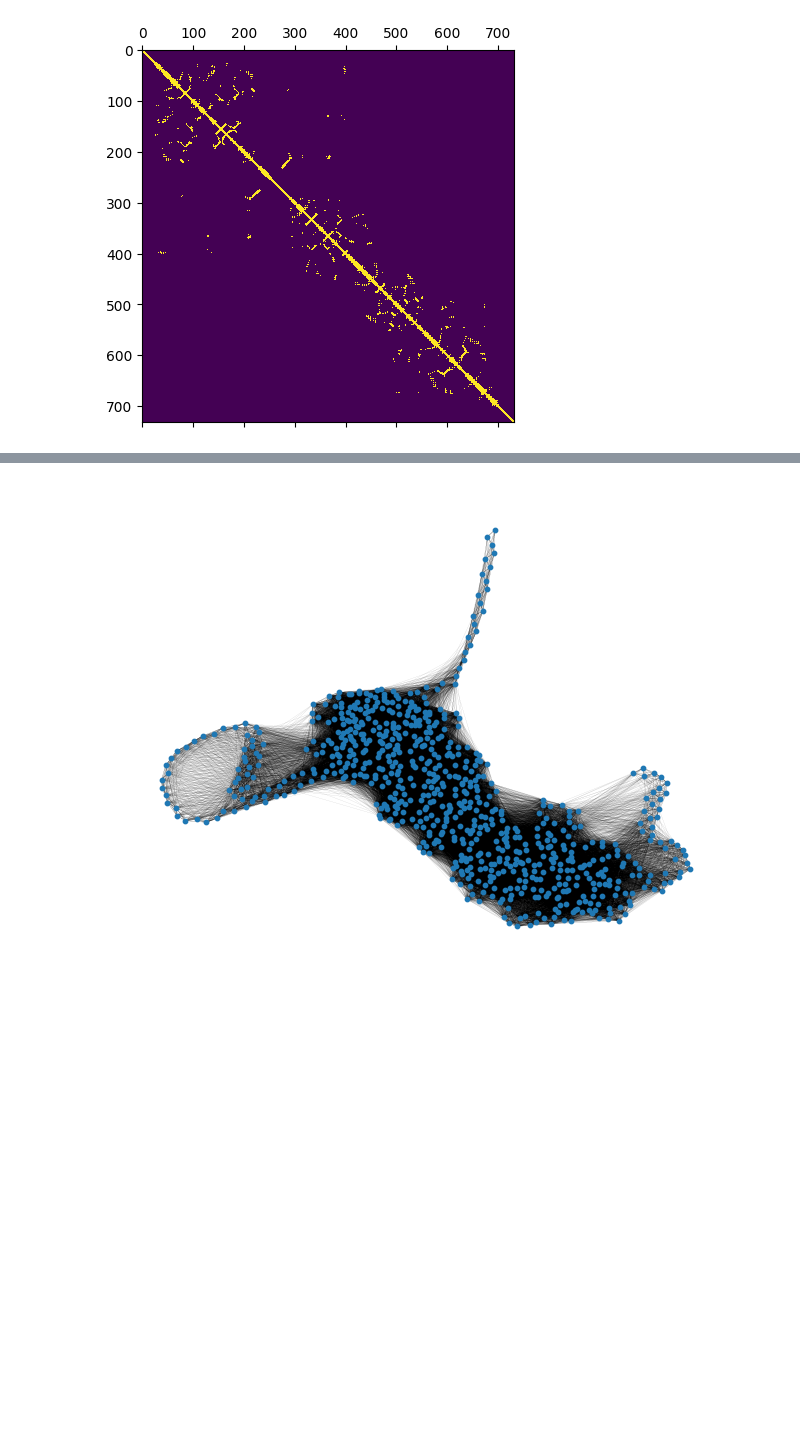
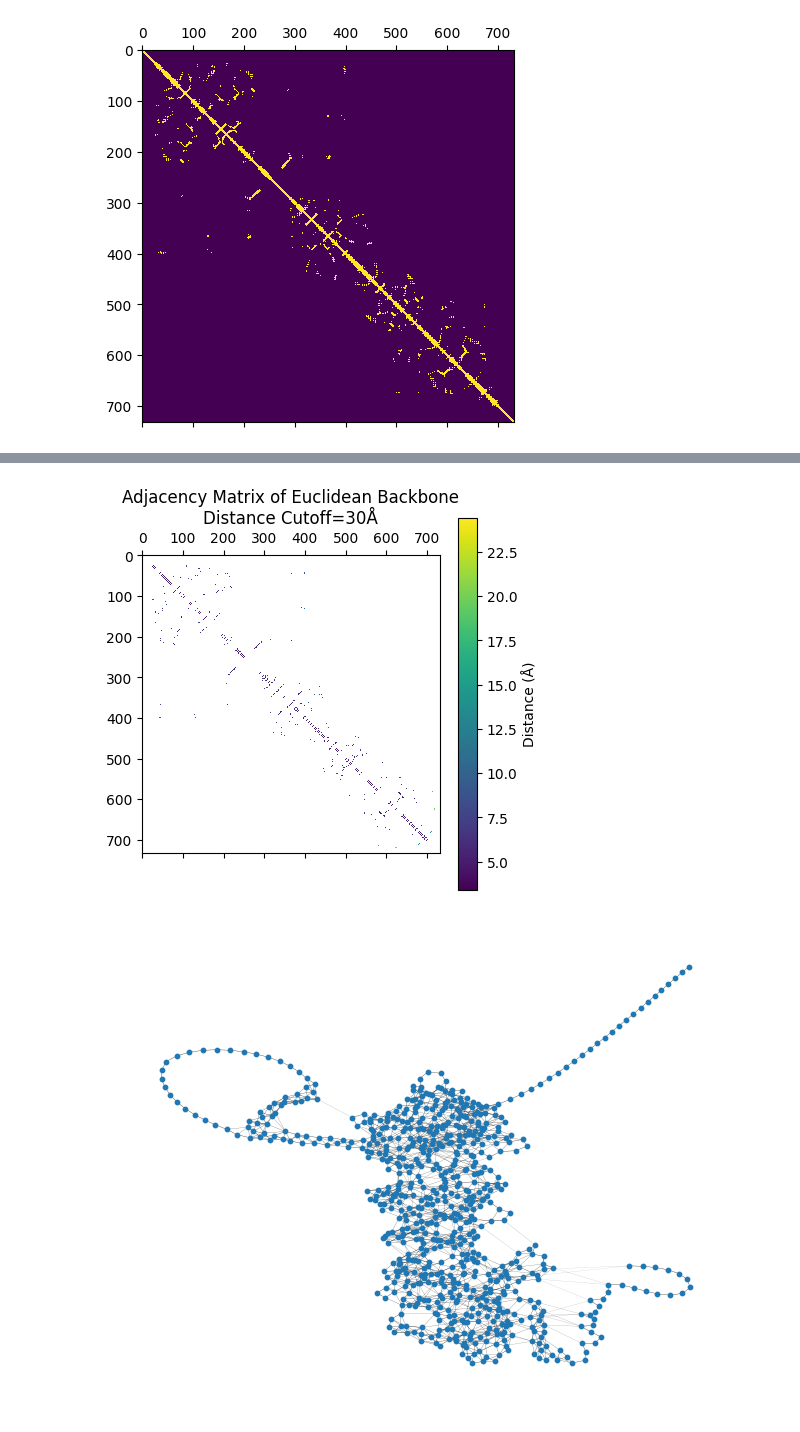
Before and after one commit to PNNL-Predictive-Phenomics/ProCaliper, a Jupyter notebook: examples/network_analysis/network_analysis.ipynb, the cells around one changed output, grey strips where cells are left out. Cells and saved outputs as stored; diff of their text form; code cells hidden in the pictures; blank space fills up the shorter version.

Commit message:
slight changes to distance network examples

```diff
--- a/examples/network_analysis/network_analysis.ipynb
+++ b/examples/network_analysis/network_analysis.ipynb
@@ -162,10 +169,18 @@ plt.show()
 # %%
+dm_bb = pn.euclidean_backbone(dm)
+plt.matshow(nx.to_numpy_array(dm_bb, nonedge=np.nan), interpolation="none")
+plt.colorbar(label="Distance (Å)")
+plt.title(
+    f"Adjacency Matrix of Euclidean Backbone\nDistance Cutoff={max_dist_angstroms}Å"
+)
+plt.show()
 nx.draw(
-    dm,
-    pos=nx.layout.kamada_kawai_layout(dm),
+    dm_bb,
+    pos=nx.layout.kamada_kawai_layout(dm_bb),
     node_size=10,
-    width=[d["proximity"] for _, _, d in dm.edges(data=True)],
+    width=[d["proximity"] for _, _, d in dm_bb.edges(data=True)],
 )
 # %% [output]
-[figure, old version]
+[figure, new version]
+[figure, added]
 # %%
```
Also changed, not shown: parts of 4 cells of this notebook, 7 other files.
